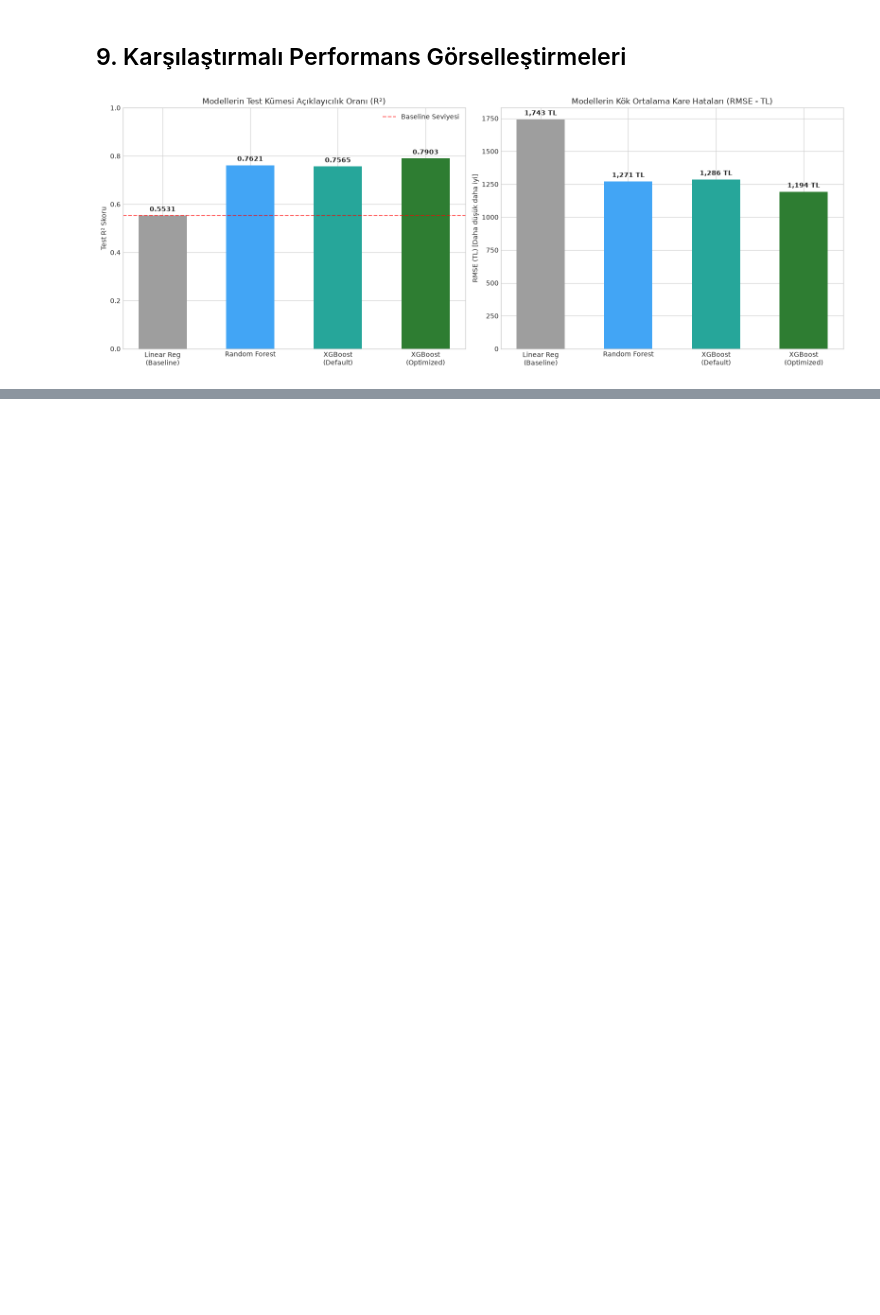
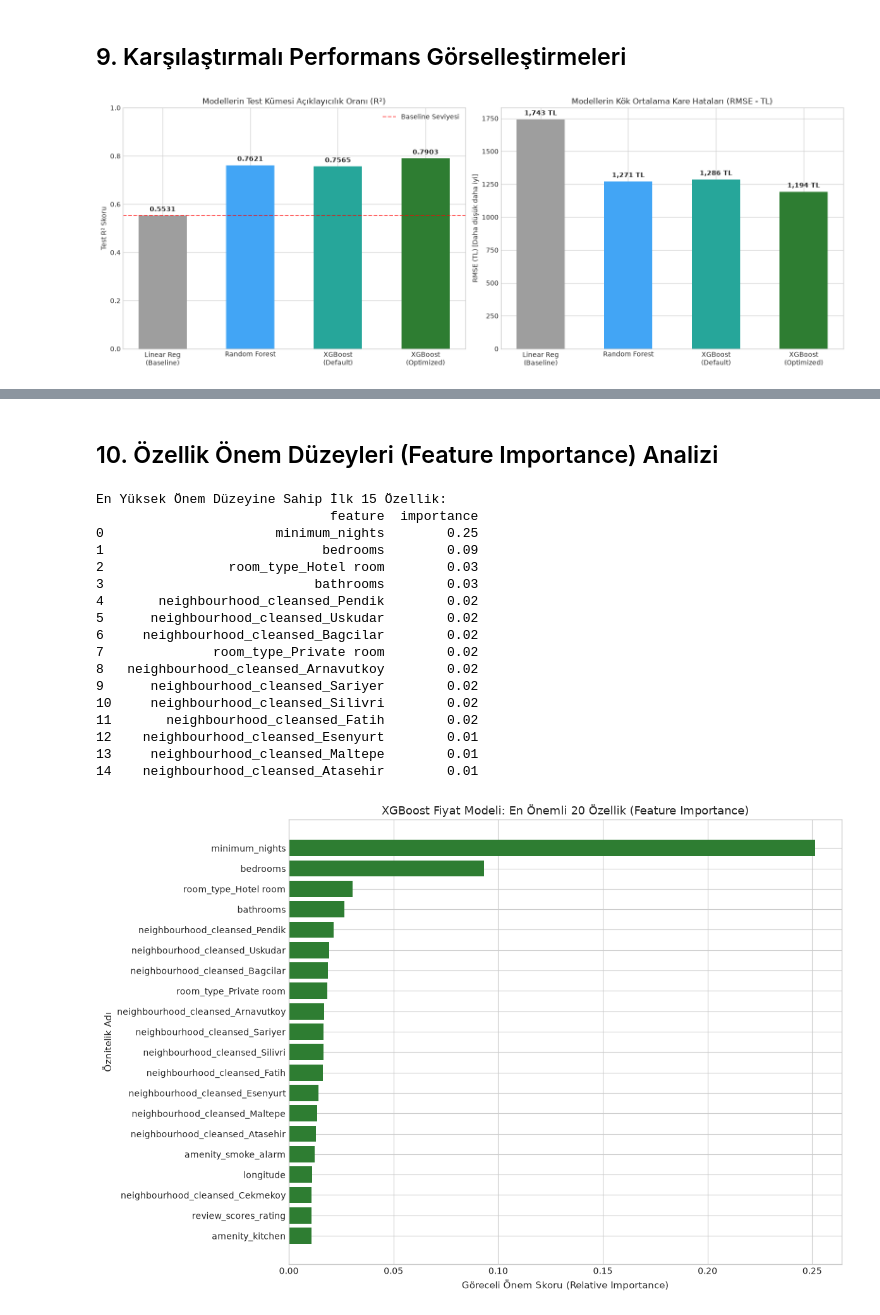
Before and after one commit to eminenazduran/SmartStay-AI, a Jupyter notebook: data_science/notebooks/03_price_prediction_model.ipynb, the cells around one changed output, grey strips where cells are left out. Drawn from its saved outputs; the diff is of its cells as text; code cells hidden in the pictures; blank space fills up the shorter version.

Commit message:
feat(pricing): evaluate feature importances and export production model artifacts and schema

```diff
--- a/data_science/notebooks/03_price_prediction_model.ipynb
+++ b/data_science/notebooks/03_price_prediction_model.ipynb
@@ -367,0 +341,40 @@ plt.show()
+# %% [markdown]
+## 10. Özellik Önem Düzeyleri (Feature Importance) Analizi
+# %%
+# XGBoost modelinin özellik önem düzeylerinin çıkarılması
+feature_importances = pd.DataFrame({
+    'feature': X.columns,
+    'importance': best_xgb_model.feature_importances_
+}).sort_values(by='importance', ascending=False).reset_index(drop=True)
+
+print("En Yüksek Önem Düzeyine Sahip İlk 15 Özellik:")
+print(feature_importances.head(15))
+
+# Top 20 Özellik Önem Grafiği
+plt.figure(figsize=(12, 8))
+top_20_features = feature_importances.head(20).sort_values(by='importance', ascending=True)
+plt.barh(top_20_features['feature'], top_20_features['importance'], color='#2e7d32')
+plt.title("XGBoost Fiyat Modeli: En Önemli 20 Özellik (Feature Importance)", fontsize=13)
+plt.xlabel("Göreceli Önem Skoru (Relative Importance)", fontsize=11)
+plt.ylabel("Öznitelik Adı", fontsize=11)
+plt.tight_layout()
+plt.show()
+# %% [output]
+En Yüksek Önem Düzeyine Sahip İlk 15 Özellik:
+                              feature  importance
+0                      minimum_nights        0.25
+1                            bedrooms        0.09
+2                room_type_Hotel room        0.03
+3                           bathrooms        0.03
+4       neighbourhood_cleansed_Pendik        0.02
+5      neighbourhood_cleansed_Uskudar        0.02
+6     neighbourhood_cleansed_Bagcilar        0.02
+7              room_type_Private room        0.02
+8   neighbourhood_cleansed_Arnavutkoy        0.02
+9      neighbourhood_cleansed_Sariyer        0.02
+10     neighbourhood_cleansed_Silivri        0.02
+11       neighbourhood_cleansed_Fatih        0.02
+12    neighbourhood_cleansed_Esenyurt        0.01
+13     neighbourhood_cleansed_Maltepe        0.01
+14    neighbourhood_cleansed_Atasehir        0.01
+[figure, added]
```
Also changed, not shown: parts of 17 cells of this notebook, 1 other file.
